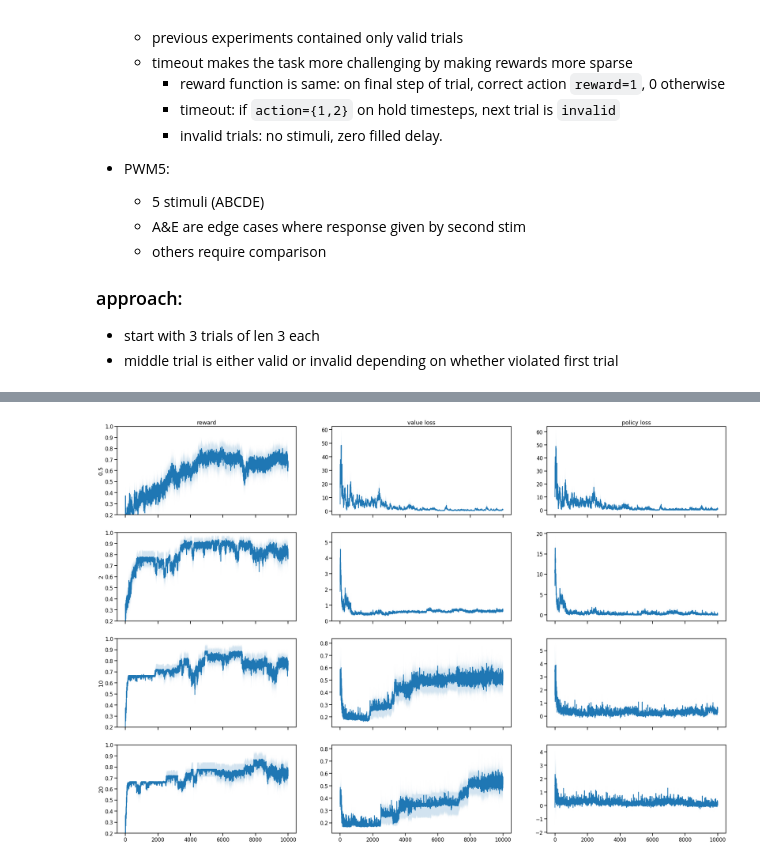
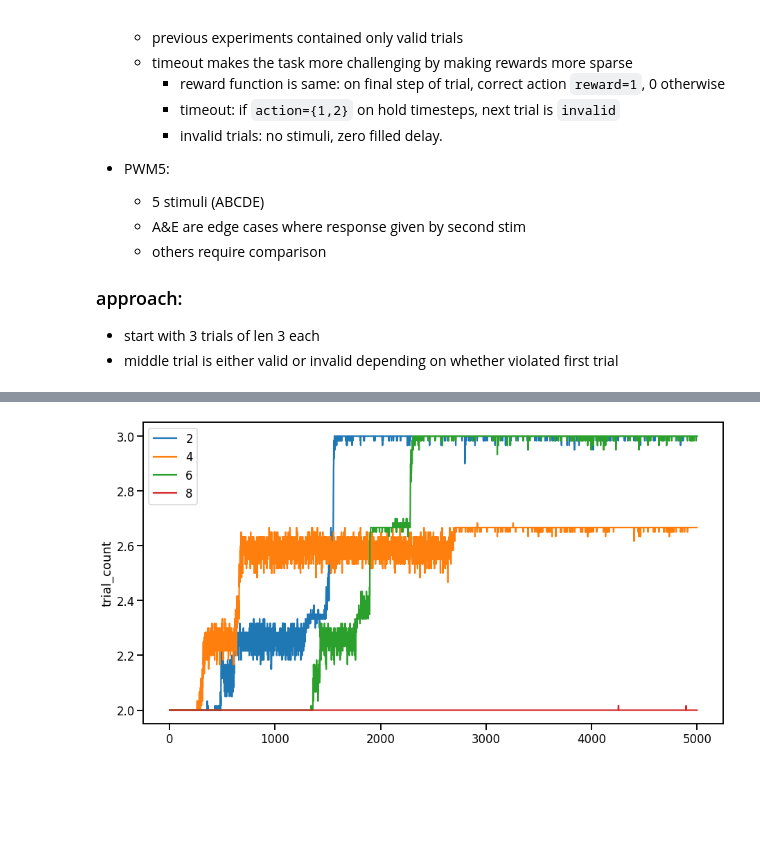
Before and after one commit to andrebeu/active-learning, a Jupyter notebook: frustrated-rodent-/build-timeout_trials.ipynb, the cells around one changed output, grey strips where cells are left out. Saved outputs shown, nothing was run; the diff lists cells and outputs as text; code cells hidden in the pictures; blank space fills up the shorter version.

Commit message:
training on 3 trials with violation

```diff
--- a/frustrated-rodent-/build-timeout_trials.ipynb
+++ b/frustrated-rodent-/build-timeout_trials.ipynb
@@ -12,6 +12,8 @@ import pprint
 
 import multiprocessing as mp
 import concurrent
+import time
+tstamp = time.perf_counter_ns()
 
 from utils import *
 
@@ -129,37 +121,13 @@ plt.savefig('figures/trial_count-pwm5eplen%i-REINFORCE-lrate_%.4f-6seeds-gridsea
-# %%
-def plt_metrics(data,condL,mawin=10):
-  """ plot data{reward,vloss,ploss}
-  input shapes [num_cond,seed,epochs]
-  moving average to smooth plots
-  condL labels conds along num_cond
-  """
-  _,ncond,nseeds,nepochs = data.shape
-  mdata = data.mean(2)
-  sdata = data.std(2)/np.sqrt(nseeds)
-  # plot setup
-  f,axar = plt.subplots(ncond,3,figsize=(35,6*ncond),sharex=True)
-  axar[0,0].set_title('reward')
-  axar[0,1].set_title('value loss')
-  axar[0,2].set_title('policy loss')
-  # loop over axes
-  for ci in range(ncond):
-    axa = axar[ci]
-    axa[0].set_ylabel(condL[ci])
-    axa[0].set_ylim(0.2,1)
-    for ii in range(3):
-      ax = axa[ii]
-      # moving average
-      M = mdata[ii,ci].reshape(-1,mawin).mean(-1)
-      S = sdata[ii,ci].reshape(-1,mawin).mean(-1)
-      ax.plot(M)
-      ax.fill_between(range(len(M)),M-S,M+S,alpha=0.2)
-
-  return None
-
-plt_metrics(data,lwL,mawin=10)
-
-plt.savefig('figures/loss+reward-pwm5eplen%i-REINFORCE-lrate_%.4f-6seeds-gridsearch_lossweight.png'%(
-  args['task']['epoch_len'],args['agent']['learnrate'])
-)
-# %% [output]
-[figure, removed]
+# %%
+plt.figure(figsize=(15,8))
+# trial count
+for idx in range(len(lwL)): # loop over conds
+  plt.plot(trcount[idx].mean(0).reshape(-1,20).mean(-1),
+          label=lwL[idx])
+plt.ylabel('trial_count')
+plt.legend()
+plt.savefig('figures/trial_count-pwm5eplen%i-REINFORCE-lrate_%.4f-6seeds-gridsearch_lossweight-%i.png'%(
+  args['task']['epoch_len'],args['agent']['learnrate'],tstamp)
+)
+# %% [output]
+[figure, added]
```
Also changed, not shown: parts of 6 cells of this notebook, 2 other files.
